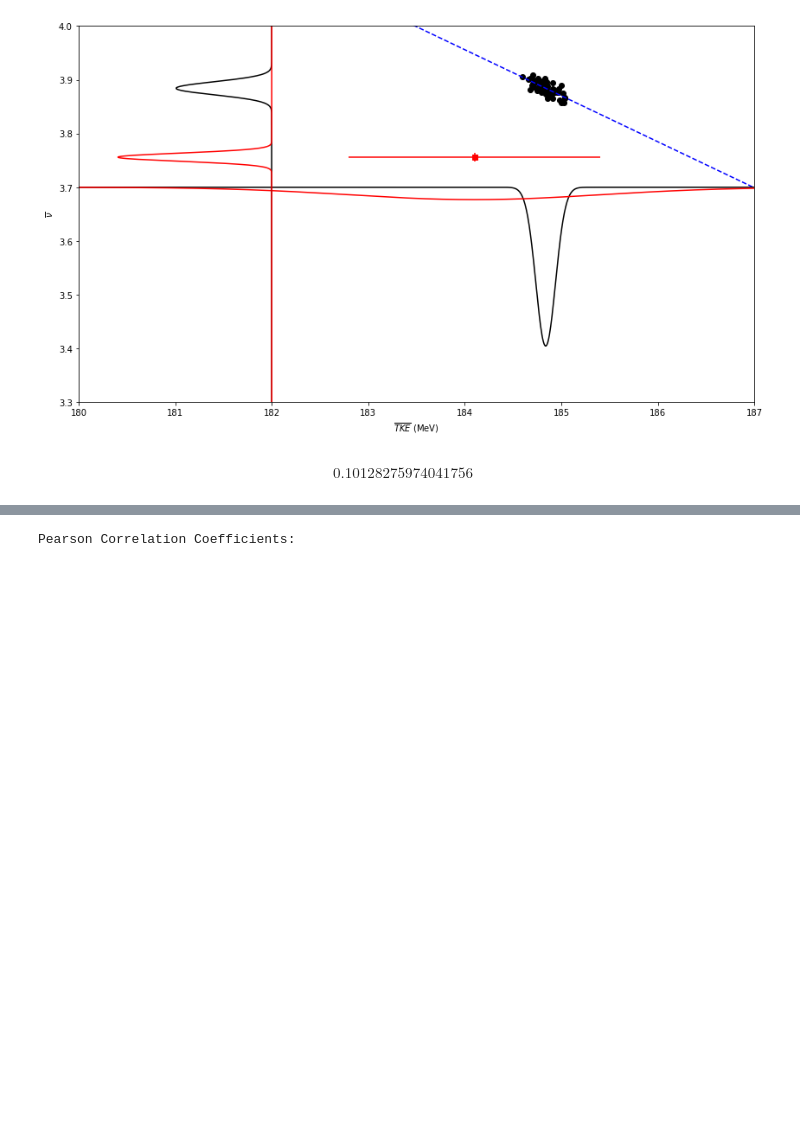
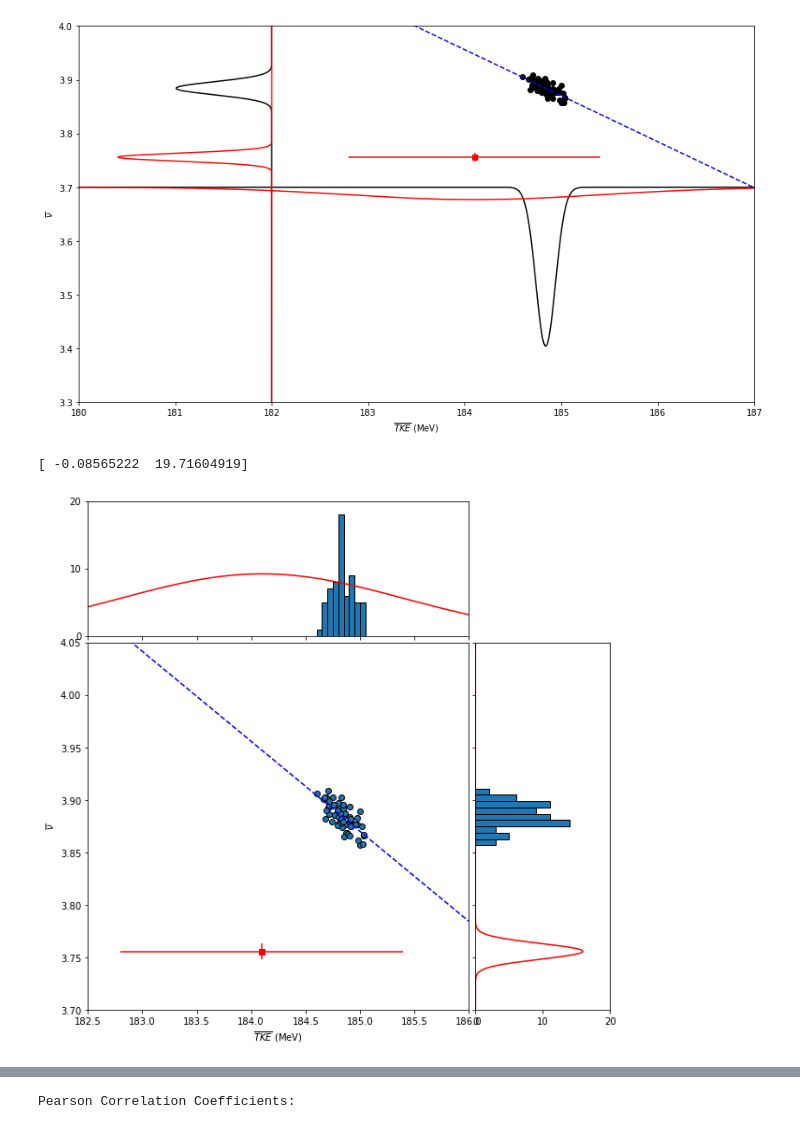
Before and after one commit to austinlc/CGMFAnalysis, a Jupyter notebook: CGMFSummaryFileAnalyzer.ipynb, the cells around one changed output, grey strips where cells are left out. Cells and saved outputs as stored; diff of their text form; code cells hidden in the pictures; blank space fills up the shorter version.

```diff
--- a/CGMFSummaryFileAnalyzer.ipynb
+++ b/CGMFSummaryFileAnalyzer.ipynb
@@ -136,7 +137,75 @@ $$\begin{align}\overline{TKE}&& and &&\overline{\nu}:&&-0.717508047517\end{align
 [ -0.08565222  19.71604919]
 [<matplotlib.lines.Line2D at 0x...>]
 [figure]
-# %%
-stdev(TKE)
-# %% [output]
-$$0.10128275974041756$$
+# %%
+# Special Axis-Sharing Plot
+
+fig, axScatter = plt.subplots(figsize=(10,10))
+
+# the scatter plot:
+sz = 8
+axScatter.scatter(TKE, nn, edgecolor='k')
+axScatter.set_aspect('auto')
+axScatter.set_xlabel(r"$\overline{TKE}$ (MeV)")
+axScatter.set_ylabel(r'$\overline{\nu}$')
+
+fit = np.polyfit(TKE,nn,1)
+print (fit)
+fitfun = np.poly1d(fit)
+x=np.linspace(182,186,61)
+axScatter.plot(x,fitfun(x),'b--')
+axScatter.errorbar(184.1,3.756,xerr=1.3,yerr=0.002*3.756,fmt='rs') #-- experimental point
+
+
+# create new axes on the right and on the top of the current axes
+# The first argument of the new_vertical(new_horizontal) method is
+# the height (width) of the axes to be created in inches.
+divider = make_axes_locatable(axScatter)
+axHistx = divider.append_axes("top", 2., pad=0.1, sharex=axScatter)
+axHisty = divider.append_axes("right", 2., pad=0.1, sharey=axScatter)
+
+# make some labels invisible
+plt.setp(axHistx.get_xticklabels() + axHisty.get_yticklabels(),
+         visible=False)
+
+# now determine nice limits by hand:
+xbinwidth = 0.05
+ybinwidth = 6E-3
+
+xbins = np.arange(np.min(TKE) - xbinwidth, np.max(TKE) + xbinwidth, xbinwidth)
+ybins = np.arange(np.min(nn) - ybinwidth, np.max(nn) + ybinwidth, ybinwidth)
+
+axHistx.hist(TKE, bins=xbins,edgecolor = 'k')
+axHisty.hist(nn, bins=ybins, orientation='horizontal',edgecolor = 'k')
+
+mean_TKE_exp = 184.1
+sig_TKE_exp  = 1.3
+axHistx.plot(x,30*mlab.normpdf(x, mean_TKE_exp, sig_TKE_exp), 'r')
+
+mean_nu_exp  = 3.756
+sig_nu_exp   = 0.002*3.756
+y        = np.linspace(3.6,4.05,1000)
+plt.plot(0.3*mlab.normpdf(y, mean_nu_exp, sig_nu_exp), y, 'r')
+
+# the xaxis of axHistx and yaxis of axHisty are shared with axScatter,
+# thus there is no need to manually adjust the xlim and ylim of these
+# axis.
+
+#axHistx.axis["bottom"].major_ticklabels.set_visible(False)
+for tl in axHistx.get_xticklabels():
+    tl.set_visible(False)
+axHistx.set_yticks([0, 10, 20])
+
+#axHisty.axis["left"].major_ticklabels.set_visible(False)
+for tl in axHisty.get_yticklabels():
+    tl.set_visible(False)
+axHisty.set_xticks([0, 10, 20])
+
+axScatter.set_ylim([3.7, 4.05])
+axScatter.set_xlim([182.5, 186.])
+
+plt.draw()
+plt.show()
+# %% [output]
+[ -0.08565222  19.71604919]
+[figure, added]
```
Also changed, not shown: parts of 2 cells of this notebook, 4 other files.
